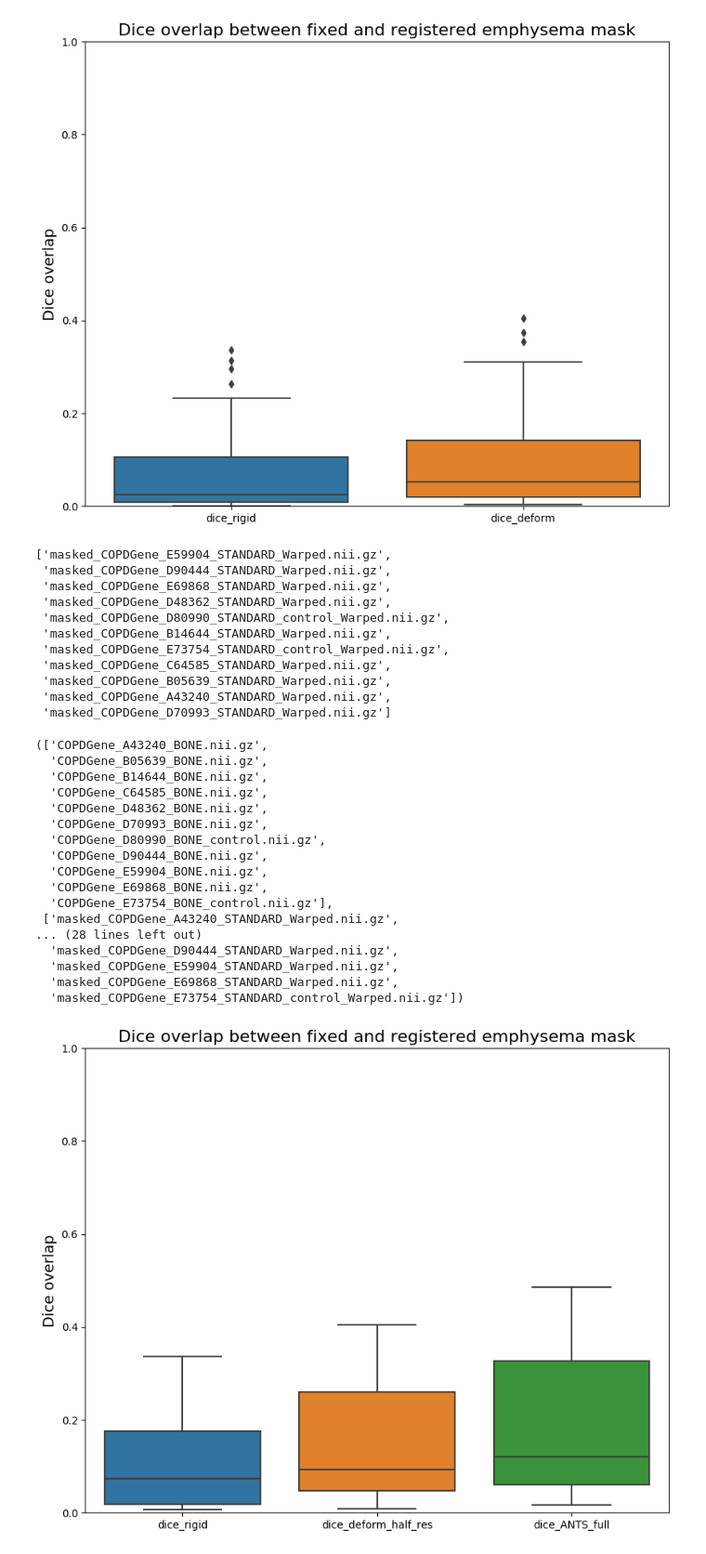
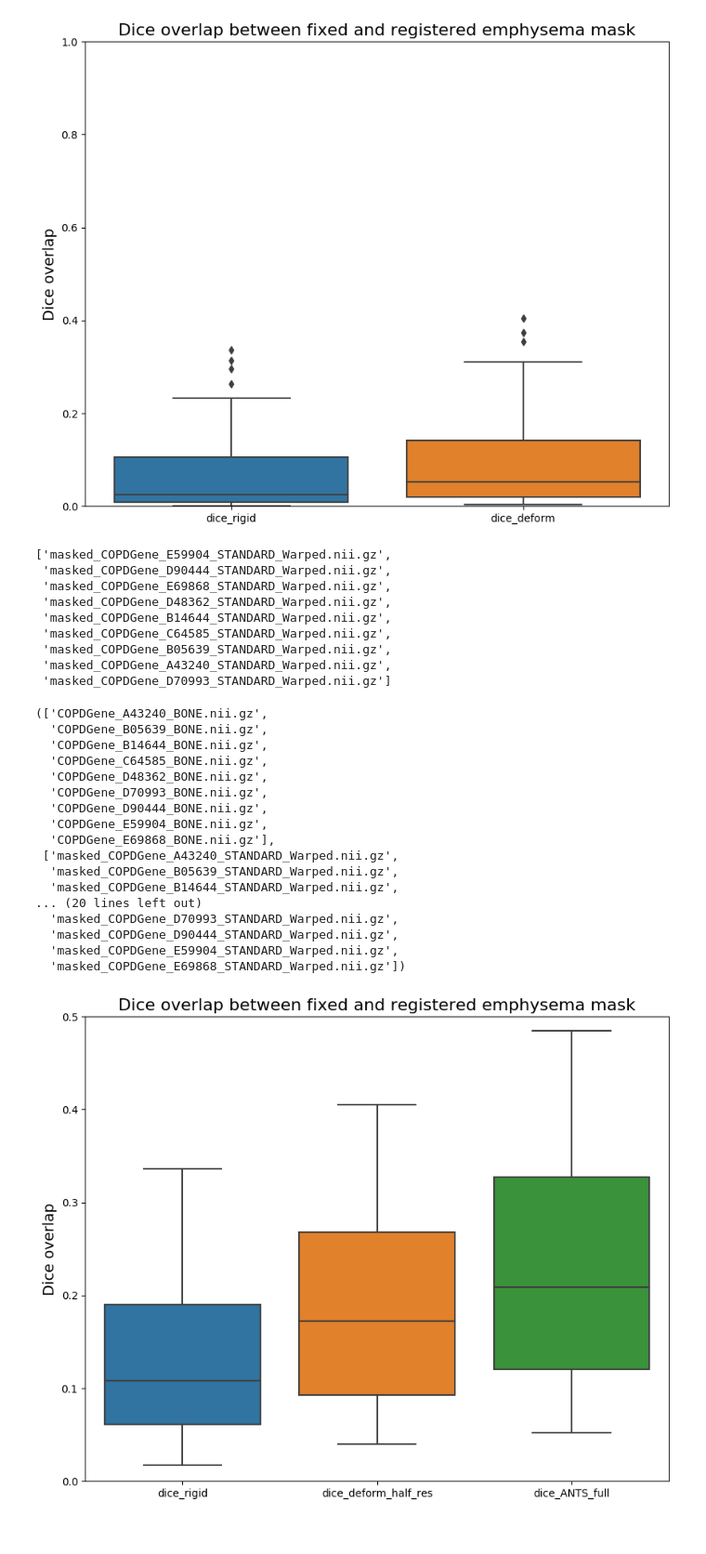
Before and after one commit to MASILab/Inhale_Exhale_CT, a Jupyter notebook: Figures/diceoverlap.ipynb, the cells around one changed output. Shown: that part at 93% size. Drawn from its saved outputs; the diff is of its cells as text; code cells hidden in the pictures.

```diff
--- a/Figures/diceoverlap.ipynb
+++ b/Figures/diceoverlap.ipynb
@@ -261,14 +261,14 @@ plt.show()
 ### Dice scores on the ANTS full run. Rigid, old deform and full run
 
 subjects_BONE = ["COPDGene_A43240_BONE.nii.gz", "COPDGene_B05639_BONE.nii.gz", "COPDGene_B14644_BONE.nii.gz", "COPDGene_C64585_BONE.nii.gz",
-                     "COPDGene_D48362_BONE.nii.gz", "COPDGene_D70993_BONE.nii.gz", "COPDGene_D80990_BONE_control.nii.gz", "COPDGene_D90444_BONE.nii.gz",
-                     "COPDGene_E59904_BONE.nii.gz", "COPDGene_E69868_BONE.nii.gz", "COPDGene_E73754_BONE_control.nii.gz"]
+                     "COPDGene_D48362_BONE.nii.gz", "COPDGene_D70993_BONE.nii.gz", "COPDGene_D90444_BONE.nii.gz",
+                     "COPDGene_E59904_BONE.nii.gz", "COPDGene_E69868_BONE.nii.gz"]
 
 subjects_STANDARD = ["COPDGene_A43240_STANDARD.nii.gz", "COPDGene_B05639_STANDARD.nii.gz", "COPDGene_B14644_STANDARD.nii.gz", "COPDGene_C64585_STANDARD.nii.gz",
-                            "COPDGene_D48362_STANDARD.nii.gz", "COPDGene_D70993_STANDARD.nii.gz", "COPDGene_D80990_STANDARD_control.nii.gz", "COPDGene_D90444_STANDARD.nii.gz",
-                            "COPDGene_E59904_STANDARD.nii.gz", "COPDGene_E69868_STANDARD.nii.gz", "COPDGene_E73754_STANDARD_control.nii.gz"]
+                            "COPDGene_D48362_STANDARD.nii.gz", "COPDGene_D70993_STANDARD.nii.gz", "COPDGene_D90444_STANDARD.nii.gz",
+                            "COPDGene_E59904_STANDARD.nii.gz", "COPDGene_E69868_STANDARD.nii.gz"]
 
-registered_ANTS_full = [file for file in os.listdir("/nfs/masi/krishar1/SPIE_2025_InhaleExhaleCT/data_split/registration_ANTS_command_line/emphysema_harm_ANTS_fullrun_11subjects")]
+registered_ANTS_full = [file for file in os.listdir("/nfs/masi/krishar1/SPIE_2025_InhaleExhaleCT/data_split/registration_ANTS_command_line/emphysema_harm_ANTS_fullrun_11subjects") if not file.endswith("control_Warped.nii.gz")]
 
 registered_ANTS_full
 # %% [output]
@@ -276,9 +276,7 @@ registered_ANTS_full
  'masked_COPDGene_D90444_STANDARD_Warped.nii.gz',
  'masked_COPDGene_E69868_STANDARD_Warped.nii.gz',
  'masked_COPDGene_D48362_STANDARD_Warped.nii.gz',
- 'masked_COPDGene_D80990_STANDARD_control_Warped.nii.gz',
  'masked_COPDGene_B14644_STANDARD_Warped.nii.gz',
- 'masked_COPDGene_E73754_STANDARD_control_Warped.nii.gz',
  'masked_COPDGene_C64585_STANDARD_Warped.nii.gz',
  'masked_COPDGene_B05639_STANDARD_Warped.nii.gz',
  'masked_COPDGene_A43240_STANDARD_Warped.nii.gz',
@@ -302,17 +300,17 @@ emph_bone_harm_files, emph_rigid_reg_files, emph_deform_reg_files, emph_ANTS_ful
   'COPDGene_C64585_BONE.nii.gz',
   'COPDGene_D48362_BONE.nii.gz',
   'COPDGene_D70993_BONE.nii.gz',
-  'COPDGene_D80990_BONE_control.nii.gz',
   'COPDGene_D90444_BONE.nii.gz',
   'COPDGene_E59904_BONE.nii.gz',
-  'COPDGene_E69868_BONE.nii.gz',
-  'COPDGene_E73754_BONE_control.nii.gz'],
+  'COPDGene_E69868_BONE.nii.gz'],
  ['masked_COPDGene_A43240_STANDARD_Warped.nii.gz',
-... (28 lines left out)
+  'masked_COPDGene_B05639_STANDARD_Warped.nii.gz',
+  'masked_COPDGene_B14644_STANDARD_Warped.nii.gz',
+... (20 lines left out)
+  'masked_COPDGene_D70993_STANDARD_Warped.nii.gz',
   'masked_COPDGene_D90444_STANDARD_Warped.nii.gz',
   'masked_COPDGene_E59904_STANDARD_Warped.nii.gz',
-  'masked_COPDGene_E69868_STANDARD_Warped.nii.gz',
-  'masked_COPDGene_E73754_STANDARD_control_Warped.nii.gz'])
+  'masked_COPDGene_E69868_STANDARD_Warped.nii.gz'])
 # %%
 dice_overlap_rigid = []
 dice_overlap_deform=[]
@@ -344,18 +342,18 @@ for i in tqdm(range(len(emph_bone_harm_files))):
 # %%
 data = {
     'dice_rigid': dice_overlap_rigid,
     'dice_deform_half_res': dice_overlap_deform,
     'dice_ANTS_full': dice_overlap_full
 
 }
 
 df = pd.DataFrame(data)
 
 plt.figure(figsize=(10, 8))
 sns.boxplot(data=df)
 plt.ylabel("Dice overlap", fontsize=14)
-plt.ylim(0, 1)
+plt.ylim(0, 0.5)
 plt.title("Dice overlap between fixed and registered emphysema mask", fontsize=16)
 plt.show()
 # %% [output]
-[figure, old version]
+[figure, new version]
```
Also changed, not shown: parts of 2 cells of this notebook.
